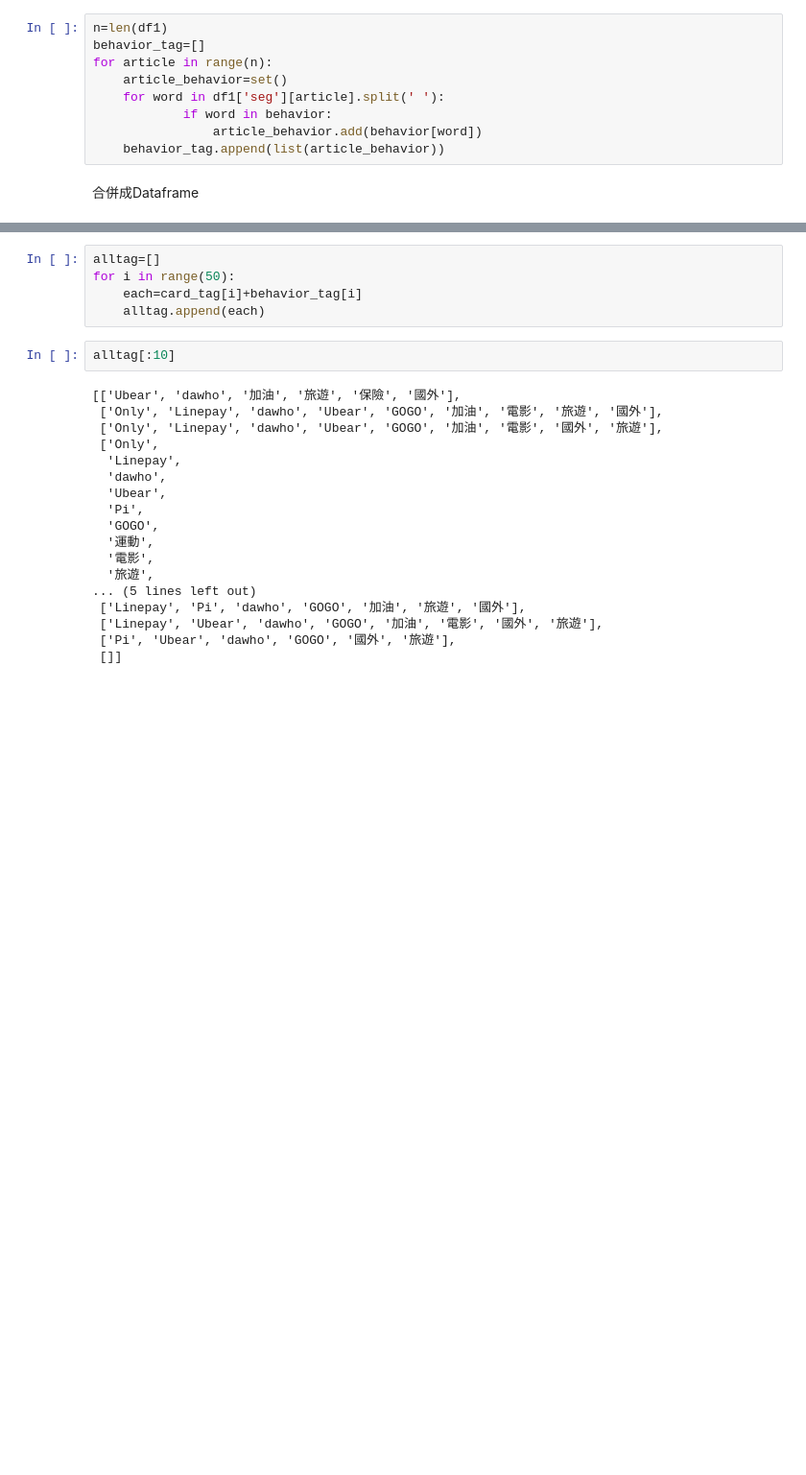
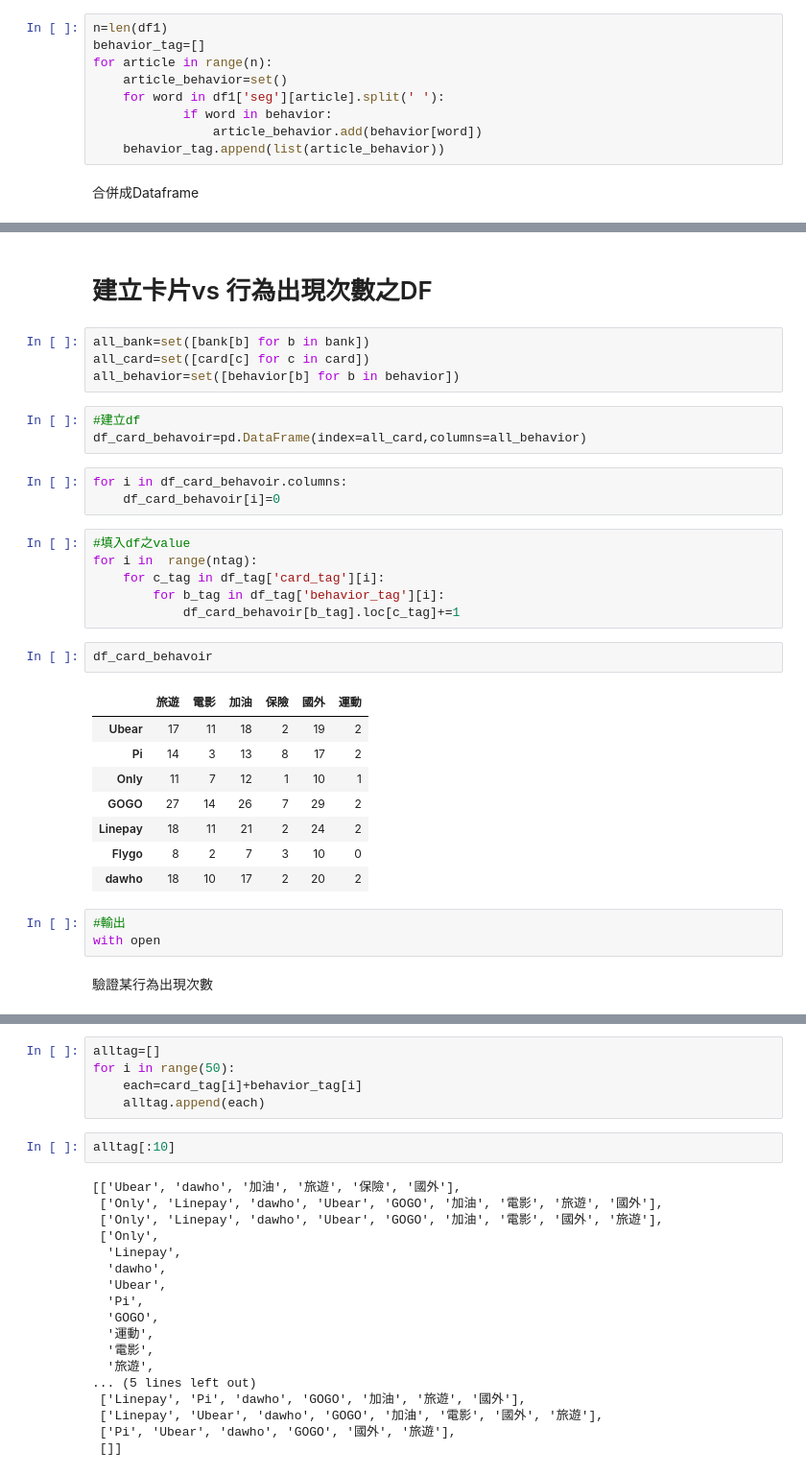
Before and after one commit to ShengHsiang-Kao/DB104, a Jupyter notebook: ass/association_test.ipynb, the cells around one changed output, grey strips where cells are left out. Shown: that part at 96% size. Cells and saved outputs as stored; diff of their text form; blank space fills up the shorter version.

```diff
--- a/ass/association_test.ipynb
+++ b/ass/association_test.ipynb
@@ -151,3 +134,37 @@ df_tag
 | 568 | [] | [] | [] |
 | 569 | [] | [] | [國外] |
 570 rows × 3 columns
+# %% [markdown]
+# 建立卡片vs 行為出現次數之DF
+# %%
+all_bank=set([bank[b] for b in bank])
+all_card=set([card[c] for c in card])
+all_behavior=set([behavior[b] for b in behavior])
+# %%
+#建立df
+df_card_behavoir=pd.DataFrame(index=all_card,columns=all_behavior)
+# %%
+for i in df_card_behavoir.columns:
+    df_card_behavoir[i]=0
+# %%
+#填入df之value
+for i in  range(ntag):
+    for c_tag in df_tag['card_tag'][i]:
+        for b_tag in df_tag['behavior_tag'][i]:
+            df_card_behavoir[b_tag].loc[c_tag]+=1
+# %%
+df_card_behavoir
+# %% [output]
+|  | 旅遊 | 電影 | 加油 | 保險 | 國外 | 運動 |
+| Ubear | 17 | 11 | 18 | 2 | 19 | 2 |
+| Pi | 14 | 3 | 13 | 8 | 17 | 2 |
+| Only | 11 | 7 | 12 | 1 | 10 | 1 |
+| GOGO | 27 | 14 | 26 | 7 | 29 | 2 |
+| Linepay | 18 | 11 | 21 | 2 | 24 | 2 |
+| Flygo | 8 | 2 | 7 | 3 | 10 | 0 |
+| dawho | 18 | 10 | 17 | 2 | 20 | 2 |
+# %%
+#輸出
+with open
+# %% [markdown]
+驗證某行為出現次數
```
Also changed, not shown: parts of 16 cells of this notebook.
